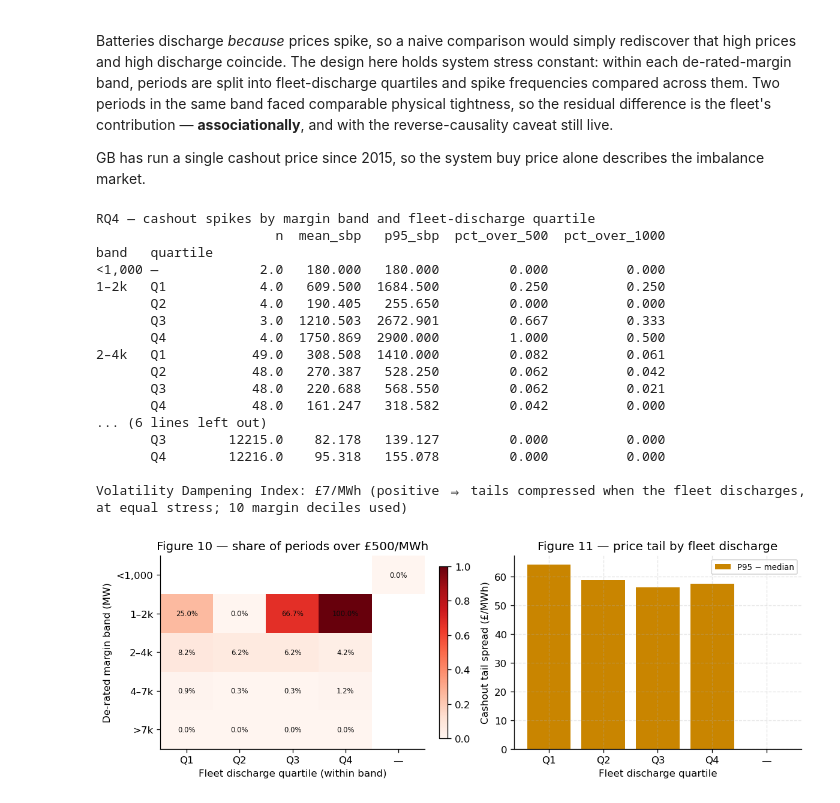
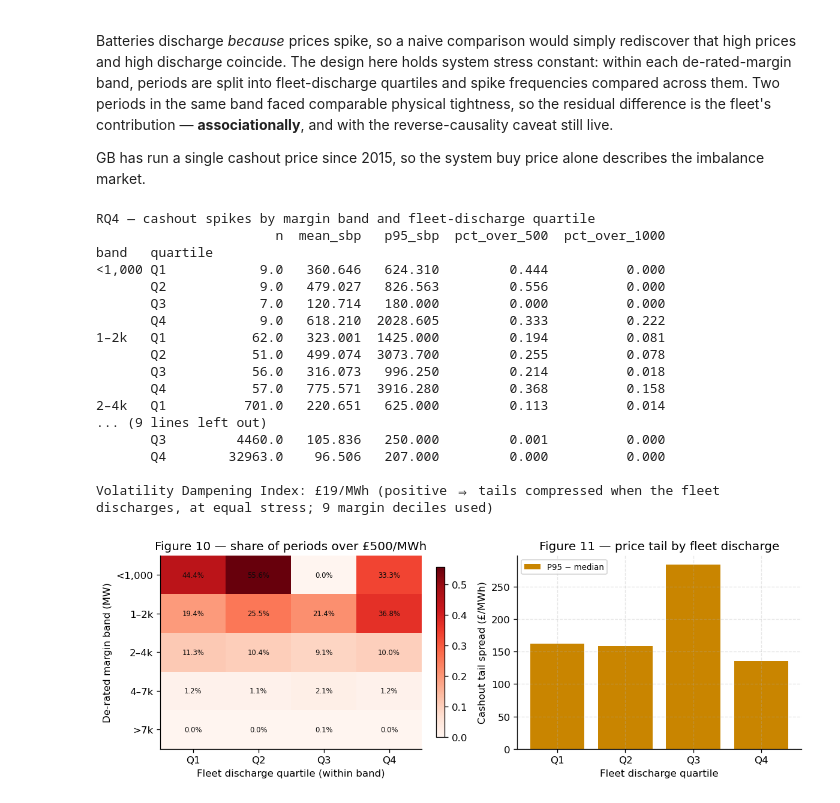
Before and after one commit to shaw029/power-trading, a Jupyter notebook: notebooks/05_stress_response_study.ipynb, the cells around one changed output. Drawn from its saved outputs; the diff is of its cells as text; code cells hidden in the pictures.

```diff
--- a/notebooks/05_stress_response_study.ipynb
+++ b/notebooks/05_stress_response_study.ipynb
@@ -99,7 +99,7 @@ C = {
 
 # --- Window and knobs ------------------------------------------------------
 # DRY_RUN builds a two-week store so the whole notebook runs in minutes; the
-# full window is three winters and takes hours to fetch on a cold cache.
+# full window is eight winters and takes hours to fetch on a cold cache.
 DRY_RUN = False
 
 # The window is PINNED, not relative to today. A rolling `today() - 1` end date
@@ -107,7 +107,13 @@ DRY_RUN = False
 # whose feeds publish late and quietly moves every number in the notebook —
 # results must not depend on when the notebook happened to be run. Extend the
 # study by editing this date and rebuilding deliberately.
-FULL_START = dt.date(2023, 10, 1)
+# 2018-01-01 is the data floor, not a preference. Physical Notifications, the
+# declared-limit feeds and PV_Live all reach back to 2016, but Elexon's
+# loss-of-load / de-rated-margin prints — the operator-grade scarcity signal this
+# whole study conditions on — are complete only from 2018. Eight winters rather
+# than three, and the extra five span the era when GB batteries lived in Dynamic
+# Containment and were routinely skipped in the Balancing Mechanism.
+FULL_START = dt.date(2018, 1, 1)
 FULL_END = dt.date(2026, 8, 16)
 WINDOW_END = FULL_END
 WINDOW_START = (WINDOW_END - dt.timedelta(days=13)) if DRY_RUN else FULL_START
@@ -152,6 +158,13 @@ SITE_MWH = {s.site: s.capacity_mwh for s in POP.sites}
 # under a headline number.
 SITES_WITH_MWH = {s for s, mwh in SITE_MWH.items() if mwh == mwh}
 
+# Composition controls. A fixed panel is the strictest control for a changing
+# fleet, but over eight winters it shrinks to the handful of sites that existed
+# in 2018 and still run today — a valid control and a thin one. The modern panel
+# trades window length for population, so the two together bracket the question
+# rather than resting it on either.
+MODERN_PANEL_START = dt.date(2023, 10, 1)
+
 
 def skip(reason):
     '''Uniform "nothing to work with" notice.'''
@@ -1386,6 +1497,23 @@ with the reverse-causality caveat still live.
 GB has run a single cashout price since 2015, so the system buy price alone describes the
 imbalance market.
 # %%
+def _qcut(values, q, labels):
+    """qcut that returns None instead of raising when the data cannot be split.
+
+    ``duplicates="drop"`` removes tied bin edges, which then no longer match the
+    label count and raises. That is a real condition here rather than an edge
+    case: over eight winters the early quarters contain long runs of identical
+    fleet positions — a handful of sites, several of them idle — so a decile can
+    genuinely have fewer distinct quantiles than the split asks for. The
+    surrounding code already means to skip those; this lets it.
+    """
+    try:
+        binned = pd.qcut(values, q, labels=labels, duplicates="drop")
+    except ValueError:
+        return None
+    return binned if binned.nunique() == len(labels) else None
+
+
 price = sbp["system_buy_price"].reindex(grid) if "system_buy_price" in sbp.columns else pd.Series(dtype=float)
 rq4 = pd.DataFrame({"drm": drm, "sbp": price, "norm": norm_net, "net": fleet_net}).dropna()
 
@@ -1394,10 +1522,11 @@ if rq4.empty:
     vdi = np.nan
 else:
     rq4["band"] = pd.cut(rq4["drm"], DRM_BANDS, labels=DRM_BAND_LABELS, right=False)
-    rq4["quartile"] = (rq4.groupby("band", observed=True)["norm"]
-                          .transform(lambda s: pd.qcut(s, 4, labels=["Q1", "Q2", "Q3", "Q4"],
-                                                       duplicates="drop")
-                                     if s.nunique() > 4 else pd.Series("—", index=s.index)))
+    def _quartile(s):
+        binned = _qcut(s, 4, ["Q1", "Q2", "Q3", "Q4"])
+        return pd.Series("—", index=s.index) if binned is None else binned
+
+    rq4["quartile"] = rq4.groupby("band", observed=True)["norm"].transform(_quartile)
 
     def spike_stats(g):
         return pd.Series({
@@ -1419,8 +1548,8 @@ else:
     for _, g in rq4.groupby("drm_decile", observed=True):
         if g["norm"].nunique() < 3 or len(g) < 30:
             continue
-        terciles = pd.qcut(g["norm"], 3, labels=["low", "mid", "high"], duplicates="drop")
-        if terciles.nunique() < 3:
+        terciles = _qcut(g["norm"], 3, ["low", "mid", "high"])
+        if terciles is None:
             continue
         lo = g.loc[terciles == "low", "sbp"]
         hi = g.loc[terciles == "high", "sbp"]
@@ -1444,47 +1573,47 @@ else:
             for j in range(heat.shape[1]):
                 v = heat.values[i, j]
                 if pd.notna(v):
                     ax.annotate(f"{v:.1%}", (j, i), ha="center", va="center", fontsize=7,
                                 color=C["ink"])
         ax.set_xlabel("Fleet discharge quartile (within band)")
         ax.set_ylabel("De-rated margin band (MW)")
         ax.set_title(f"Figure 10 — share of periods over £{SPIKE_LEVELS[0]:,.0f}/MWh")
         ax.grid(False)
         fig.colorbar(im, ax=ax, fraction=0.03)
 
         ax = axes[1]
         by_q = rq4.groupby("quartile", observed=True)["sbp"].agg(
             **{"median": "median", "p95": lambda s: s.quantile(0.95)})
         idx = range(len(by_q))
         ax.bar(idx, by_q["p95"] - by_q["median"], color=C["mid"], label="P95 − median")
         ax.set_xticks(list(idx)); ax.set_xticklabels(by_q.index)
         ax.set_xlabel("Fleet discharge quartile")
         ax.set_ylabel("Cashout tail spread (£/MWh)")
         ax.set_title("Figure 11 — price tail by fleet discharge")
         ax.legend(fontsize=8)
         plt.tight_layout()
         plt.show()
     else:
         skip("not enough within-band variation in fleet discharge to form quartiles")
 # %% [output]
 RQ4 — cashout spikes by margin band and fleet-discharge quartile
                        n  mean_sbp   p95_sbp  pct_over_500  pct_over_1000
 band   quartile
-<1,000 —             2.0   180.000   180.000         0.000          0.000
-1–2k   Q1            4.0   609.500  1684.500         0.250          0.250
-       Q2            4.0   190.405   255.650         0.000          0.000
-       Q3            3.0  1210.503  2672.901         0.667          0.333
-       Q4            4.0  1750.869  2900.000         1.000          0.500
-2–4k   Q1           49.0   308.508  1410.000         0.082          0.061
-       Q2           48.0   270.387   528.250         0.062          0.042
-       Q3           48.0   220.688   568.550         0.062          0.021
-       Q4           48.0   161.247   318.582         0.042          0.000
-... (6 lines left out)
-       Q3        12215.0    82.178   139.127         0.000          0.000
-       Q4        12216.0    95.318   155.078         0.000          0.000
+<1,000 Q1            9.0   360.646   624.310         0.444          0.000
+       Q2            9.0   479.027   826.563         0.556          0.000
+       Q3            7.0   120.714   180.000         0.000          0.000
+       Q4            9.0   618.210  2028.605         0.333          0.222
+1–2k   Q1           62.0   323.001  1425.000         0.194          0.081
+       Q2           51.0   499.074  3073.700         0.255          0.078
+       Q3           56.0   316.073   996.250         0.214          0.018
+       Q4           57.0   775.571  3916.280         0.368          0.158
+2–4k   Q1          701.0   220.651   625.000         0.113          0.014
+... (9 lines left out)
+       Q3         4460.0   105.836   250.000         0.001          0.000
+       Q4        32963.0    96.506   207.000         0.000          0.000
 
-Volatility Dampening Index: £7/MWh (positive ⇒ tails compressed when the fleet discharges, at equal stress; 10 margin deciles used)
+Volatility Dampening Index: £19/MWh (positive ⇒ tails compressed when the fleet discharges, at equal stress; 9 margin deciles used)
-[figure, old version]
+[figure, new version]
 # %% [markdown]
 ## 8. Limitations
 
```
Also changed, not shown: parts of 22 cells of this notebook, 5 other files.
